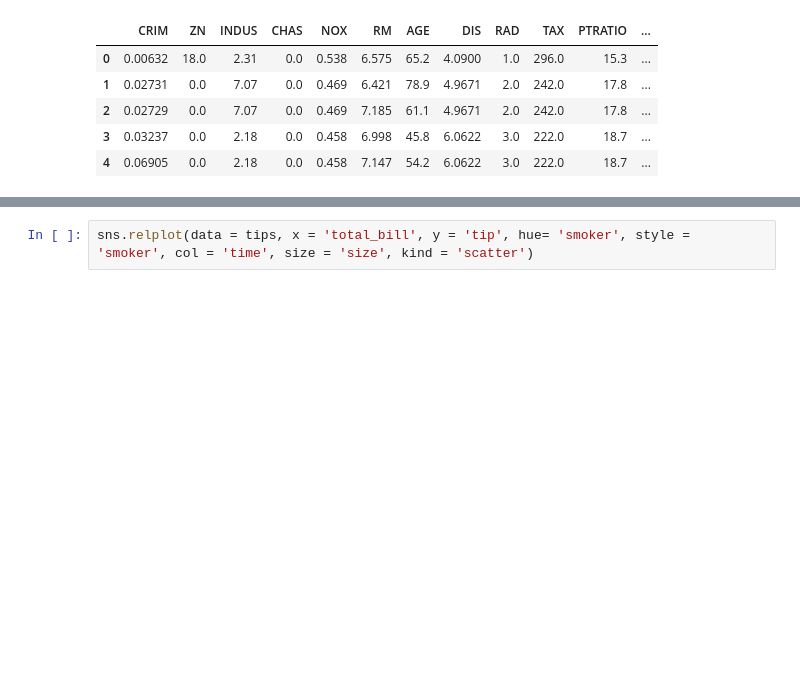
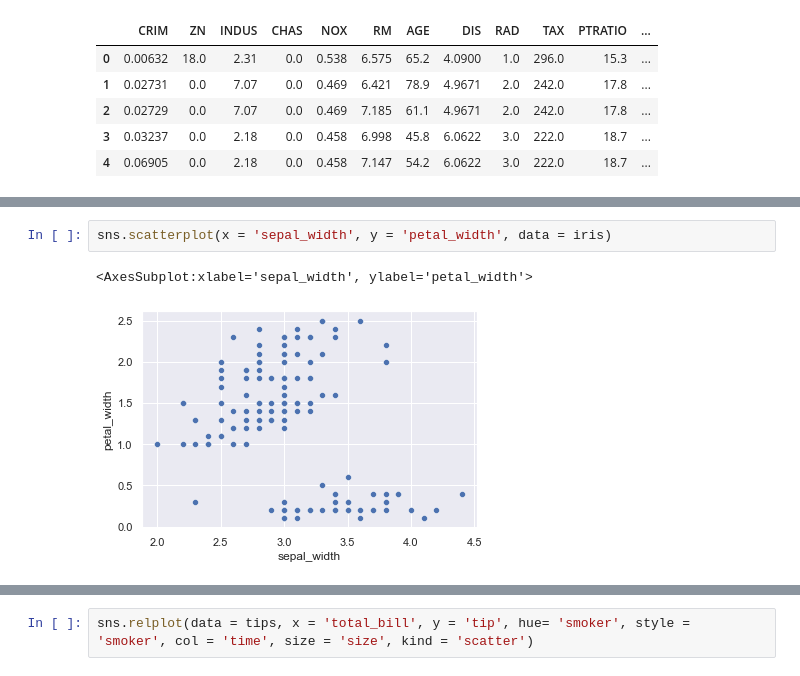
Before and after one commit to fa1zali/machine_learning, a Jupyter notebook: 4-seaborn/seaborn.ipynb, the cells around one changed output, grey strips where cells are left out. Drawn from its saved outputs; the diff is of its cells as text; blank space fills up the shorter version.

```diff
--- a/4-seaborn/seaborn.ipynb
+++ b/4-seaborn/seaborn.ipynb
@@ -89,0 +132,5 @@ house.head()
+# %%
+sns.scatterplot(x = 'sepal_width', y = 'petal_width', data = iris)
+# %% [output]
+<AxesSubplot:xlabel='sepal_width', ylabel='petal_width'>
+[figure, added]
```
Also changed, not shown: parts of 34 cells of this notebook.
